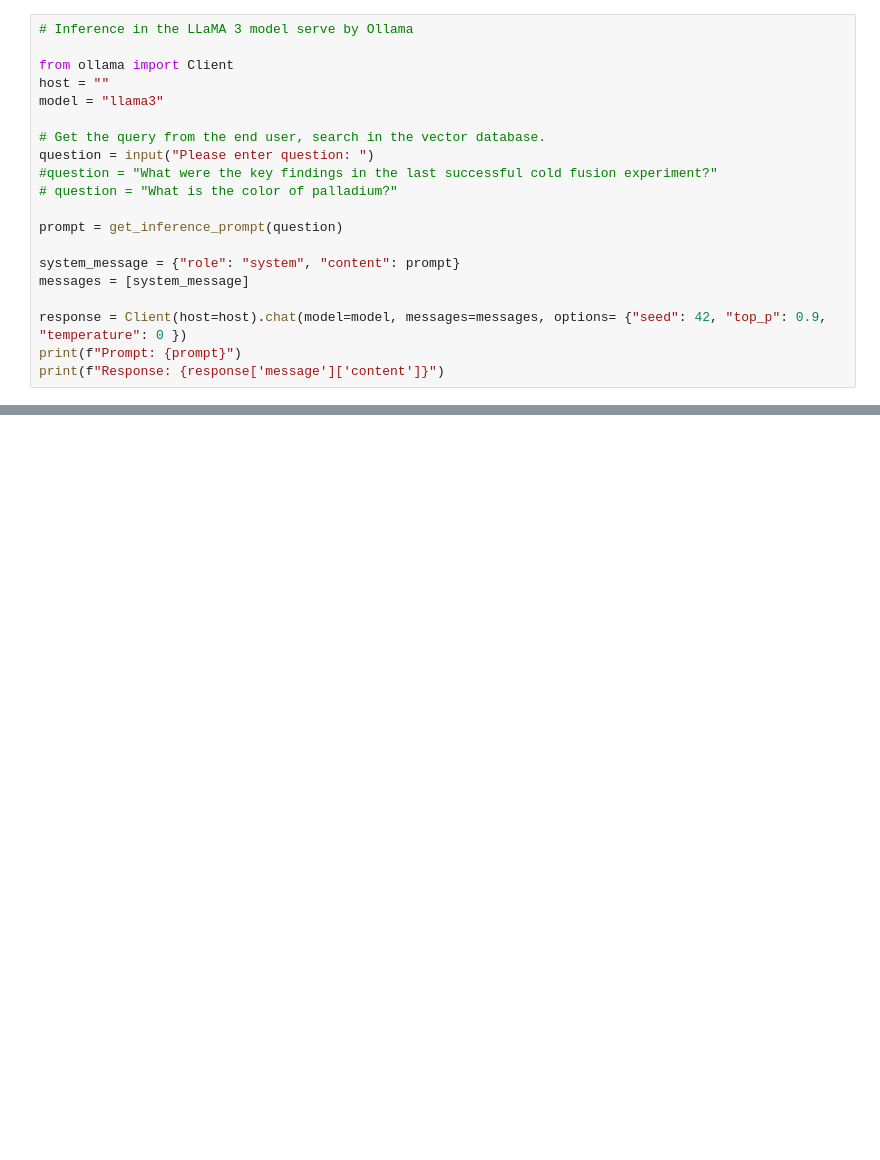
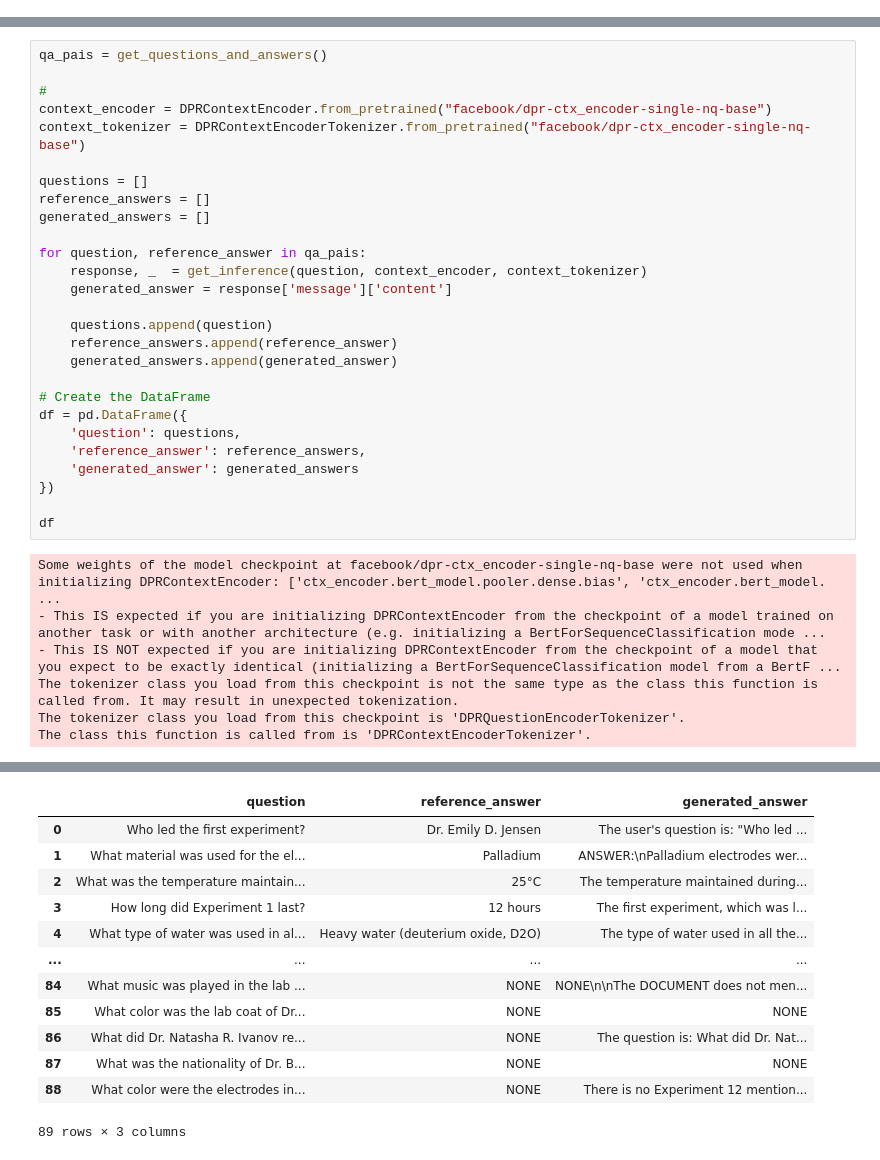
Before and after one commit to cgrodrigues/rag-intro, a Jupyter notebook: jupyter/test.ipynb, the cells around one changed output, grey strips where cells are left out. Drawn from its saved outputs; the diff is of its cells as text; blank space fills up the shorter version.

```diff
--- a/jupyter/test.ipynb
+++ b/jupyter/test.ipynb
@@ -92,20 +102,0 @@ If the DOCUMENT doesn’t contain the facts to answer the QUESTION return 'NONE'
-# %%
-# Inference in the LLaMA 3 model serve by Ollama
-
-from ollama import Client
-host = ""
-model = "llama3"
-
-# Get the query from the end user, search in the vector database.
-question = input("Please enter question: ")
-#question = "What were the key findings in the last successful cold fusion experiment?"
-# question = "What is the color of palladium?"
-
-prompt = get_inference_prompt(question)
-
-system_message = {"role": "system", "content": prompt}
-messages = [system_message]
-
-response = Client(host=host).chat(model=model, messages=messages, options= {"seed": 42, "top_p": 0.9, "temperature": 0 })
-print(f"Prompt: {prompt}")
-print(f"Response: {response['message']['content']}")
@@ -171,0 +244,34 @@ Lenght embeddings:768
+# %%
+qa_pais = get_questions_and_answers()
+
+#
+context_encoder = DPRContextEncoder.from_pretrained("facebook/dpr-ctx_encoder-single-nq-base")
+context_tokenizer = DPRContextEncoderTokenizer.from_pretrained("facebook/dpr-ctx_encoder-single-nq-base")
+
+questions = []
+reference_answers = []
+generated_answers = []
+
+for question, reference_answer in qa_pais:
+    response, _  = get_inference(question, context_encoder, context_tokenizer)
+    generated_answer = response['message']['content']
+
+    questions.append(question)
+    reference_answers.append(reference_answer)
+    generated_answers.append(generated_answer)
+
+# Create the DataFrame
+df = pd.DataFrame({
+    'question': questions,
+    'reference_answer': reference_answers,
+    'generated_answer': generated_answers
+})
+
+df
+# %% [output]
+Some weights of the model checkpoint at facebook/dpr-ctx_encoder-single-nq-base were not used when initializing DPRContextEncoder: ['ctx_encoder.bert_model.pooler.dense.bias', 'ctx_encoder.bert_model. ...
+- This IS expected if you are initializing DPRContextEncoder from the checkpoint of a model trained on another task or with another architecture (e.g. initializing a BertForSequenceClassification mode ...
+- This IS NOT expected if you are initializing DPRContextEncoder from the checkpoint of a model that you expect to be exactly identical (initializing a BertForSequenceClassification model from a BertF ...
+The tokenizer class you load from this checkpoint is not the same type as the class this function is called from. It may result in unexpected tokenization.
+The tokenizer class you load from this checkpoint is 'DPRQuestionEncoderTokenizer'.
+The class this function is called from is 'DPRContextEncoderTokenizer'.
@@ -171,0 +295,13 @@ Lenght embeddings:768
+|  | question | reference_answer | generated_answer |
+| 0 | Who led the first experiment? | Dr. Emily D. Jensen | The user's question is: "Who led ... |
+| 1 | What material was used for the el... | Palladium | ANSWER:\nPalladium electrodes wer... |
+| 2 | What was the temperature maintain... | 25°C | The temperature maintained during... |
+| 3 | How long did Experiment 1 last? | 12 hours | The first experiment, which was l... |
+| 4 | What type of water was used in al... | Heavy water (deuterium oxide, D2O) | The type of water used in all the... |
+| ... | ... | ... | ... |
+| 84 | What music was played in the lab ... | NONE | NONE\n\nThe DOCUMENT does not men... |
+| 85 | What color was the lab coat of Dr... | NONE | NONE |
+| 86 | What did Dr. Natasha R. Ivanov re... | NONE | The question is: What did Dr. Nat... |
+| 87 | What was the nationality of Dr. B... | NONE | NONE |
+| 88 | What color were the electrodes in... | NONE | There is no Experiment 12 mention... |
+89 rows × 3 columns
```
Also changed, not shown: parts of 11 cells of this notebook, 2 other files.
